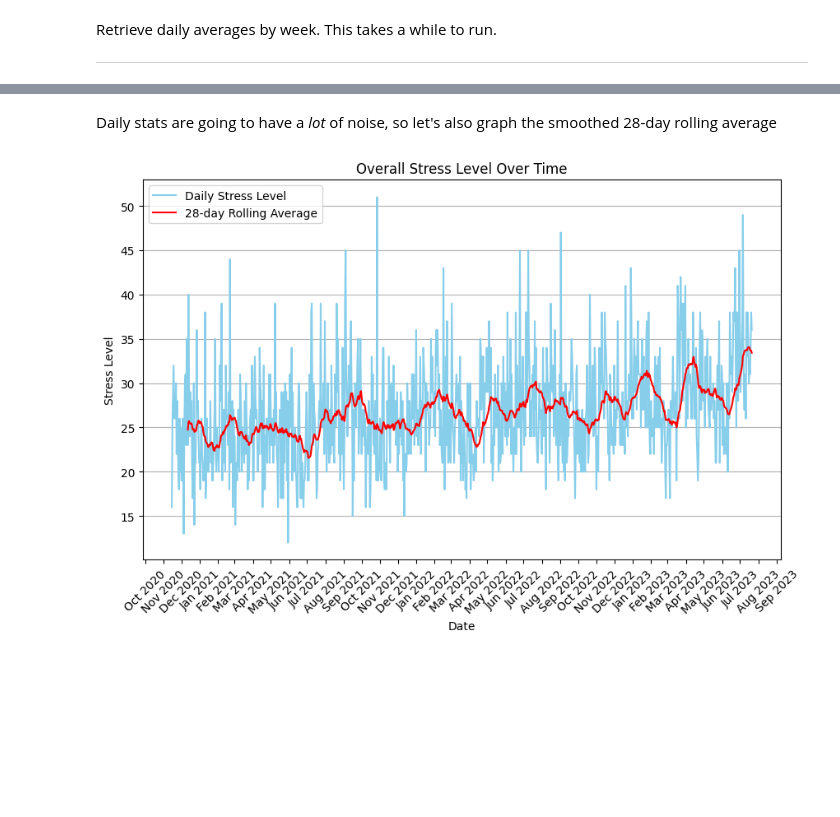
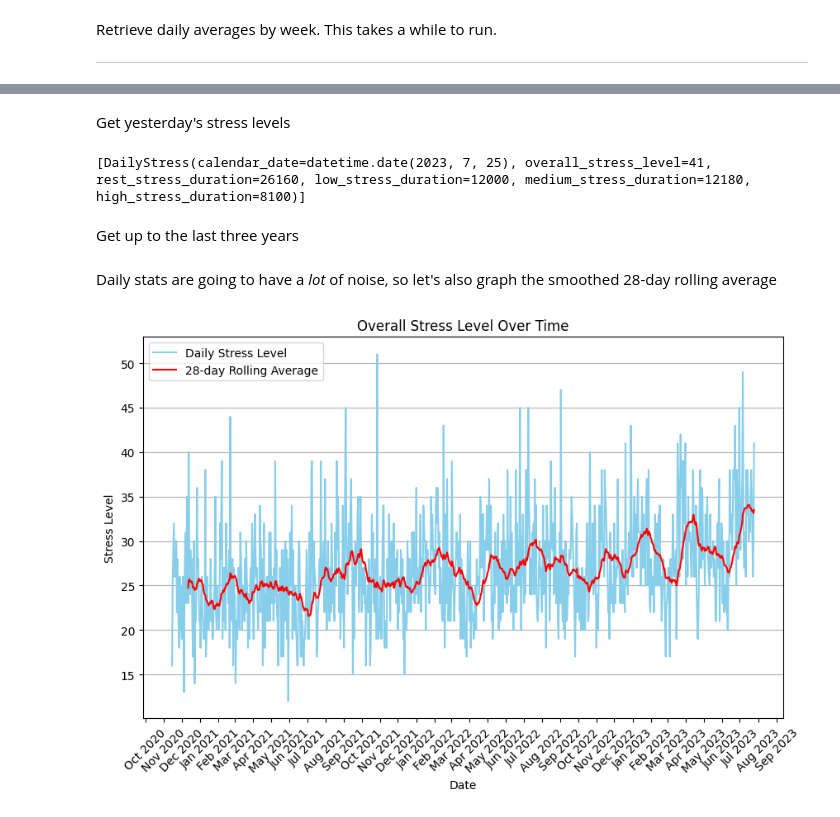
Before and after one commit to matin/garth, a Jupyter notebook: colabs/stress.ipynb, the cells around one changed output, grey strips where cells are left out. Cells and saved outputs as stored; diff of their text form; code cells hidden in the pictures; blank space fills up the shorter version.

```diff
--- a/colabs/stress.ipynb
+++ b/colabs/stress.ipynb
@@ -124,49 +80,45 @@ daily_stress[0]
+# %% [markdown]
+Get yesterday's stress levels
+# %%
+garth.DailyStress.get()
+# %% [output]
+[DailyStress(calendar_date=datetime.date(2023, 7, 25), overall_stress_level=41, rest_stress_duration=26160, low_stress_duration=12000, medium_stress_duration=12180, high_stress_duration=8100)]
+# %% [markdown]
+Get up to the last three years
+# %%
+daily_stress = garth.DailyStress.get(days=365 * 3)
 # %% [markdown]
 Daily stats are going to have a *lot* of noise, so let's also graph the smoothed 28-day rolling average
 # %%
-# Load the data into a DataFrame
-df = pd.DataFrame(daily_stress).sort_values('calendarDate')
+df = pd.DataFrame(daily_stress)
+df.set_index('calendar_date', inplace=True)
 
-# Convert the 'calendarDate' column to datetime
-df['calendarDate'] = pd.to_datetime(df['calendarDate'])
-
-# Set 'calendarDate' as the DataFrame index
-df.set_index('calendarDate', inplace=True)
-
-# Calculate the rolling average
-df['rolling_avg'] = df['overallStressLevel'].rolling(window=28).mean()
-
-# Create the plot
-fig, ax = plt.subplots(figsize=(10,6))
-
-# Plot 'overallStressLevel' and 'rolling_avg'
+df['rolling_avg'] = df['overall_stress_level'].rolling(window=28).mean()
+fig, ax = plt.subplots(figsize=(10, 6))
 ax.plot(
     df.index,
-    df['overallStressLevel'],
+    df['overall_stress_level'],
     color='skyblue',
     label='Daily Stress Level',
 )
 ax.plot(
     df.index,
     df['rolling_avg'],
     color='r',
     label='28-day Rolling Average',
 )
 
-# Format the x-axis to show the month and year only
 ax.xaxis.set_major_locator(mdates.MonthLocator())
 ax.xaxis.set_major_formatter(mdates.DateFormatter('%b %Y'))
 
-# Set labels and title
 plt.xlabel('Date')
 plt.ylabel('Stress Level')
 plt.title('Overall Stress Level Over Time')
-plt.grid(True, axis='y')  # Only display y-axis grid lines
-plt.legend()  # Show the legend
+plt.grid(True, axis='y')
+plt.legend()
 
-# Rotate x-axis labels
 plt.xticks(rotation=45)
 
 plt.show()
 # %% [output]
-[figure, old version]
+[figure, new version]
```
Also changed, not shown: parts of 16 cells of this notebook.
